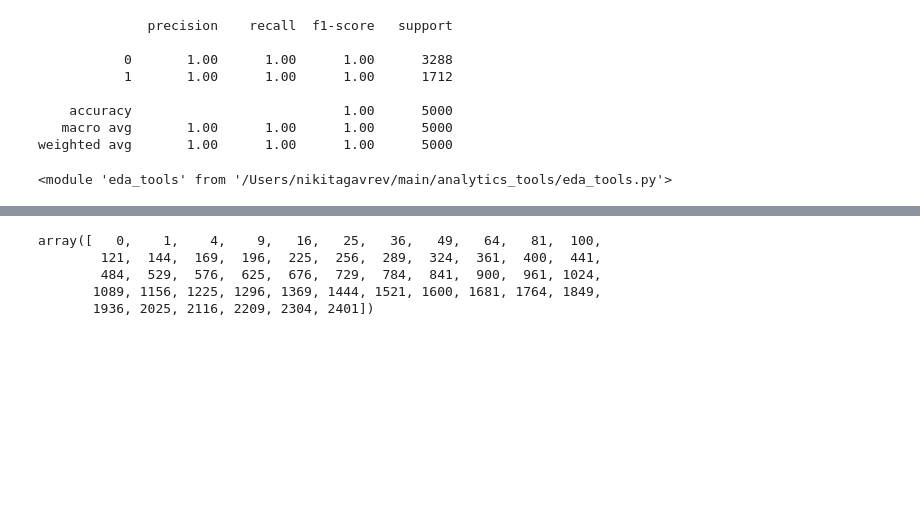
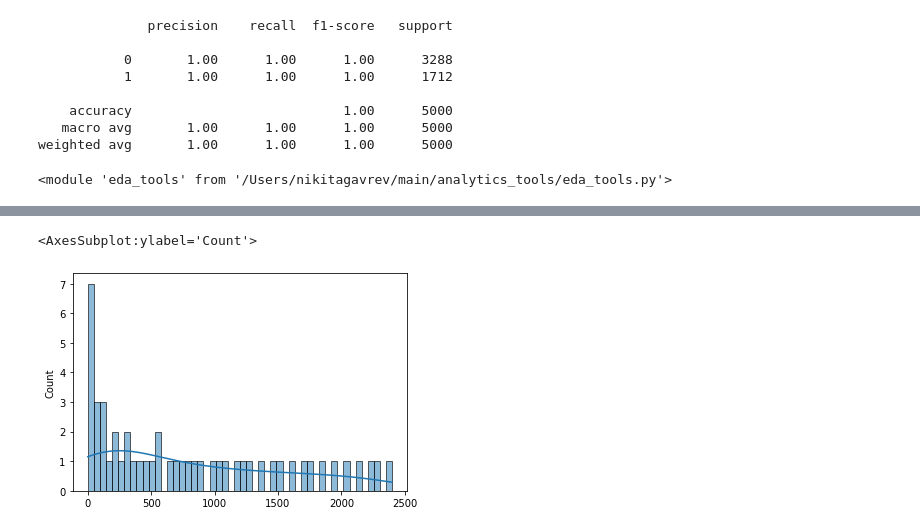
Before and after one commit to gavrevnik/analytics_tools, a Jupyter notebook: ЧЕРНОВИК.ipynb, the cells around one changed output, grey strips where cells are left out. Drawn from its saved outputs; the diff is of its cells as text; code cells hidden in the pictures; blank space fills up the shorter version.

```diff
--- a/ЧЕРНОВИК.ipynb
+++ b/ЧЕРНОВИК.ipynb
@@ -151,8 +179,5 @@ AttributeError: module 'seaborn' has no attribute 'plothist'
-# %%
-y
-# %% [output]
-array([   0,    1,    4,    9,   16,   25,   36,   49,   64,   81,  100,
-        121,  144,  169,  196,  225,  256,  289,  324,  361,  400,  441,
-        484,  529,  576,  625,  676,  729,  784,  841,  900,  961, 1024,
-       1089, 1156, 1225, 1296, 1369, 1444, 1521, 1600, 1681, 1764, 1849,
-       1936, 2025, 2116, 2209, 2304, 2401])
+# %%
+sns.histplot(y, bins=50, kde=True, palette = 'viridis')
+# %% [output]
+<AxesSubplot:ylabel='Count'>
+[figure, added]
```
Also changed, not shown: parts of 8 cells of this notebook, 2 other files.
